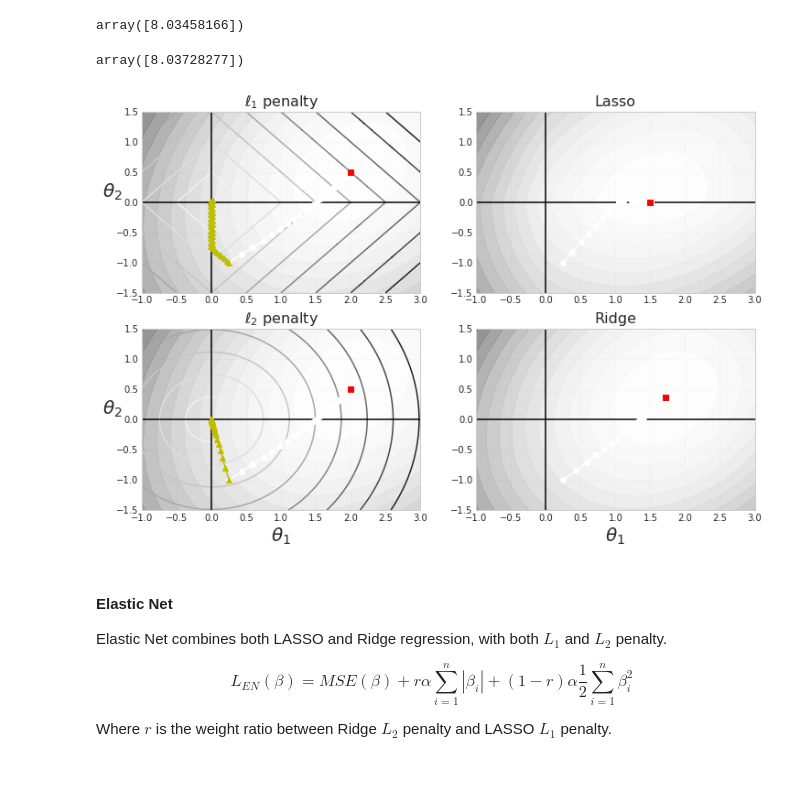
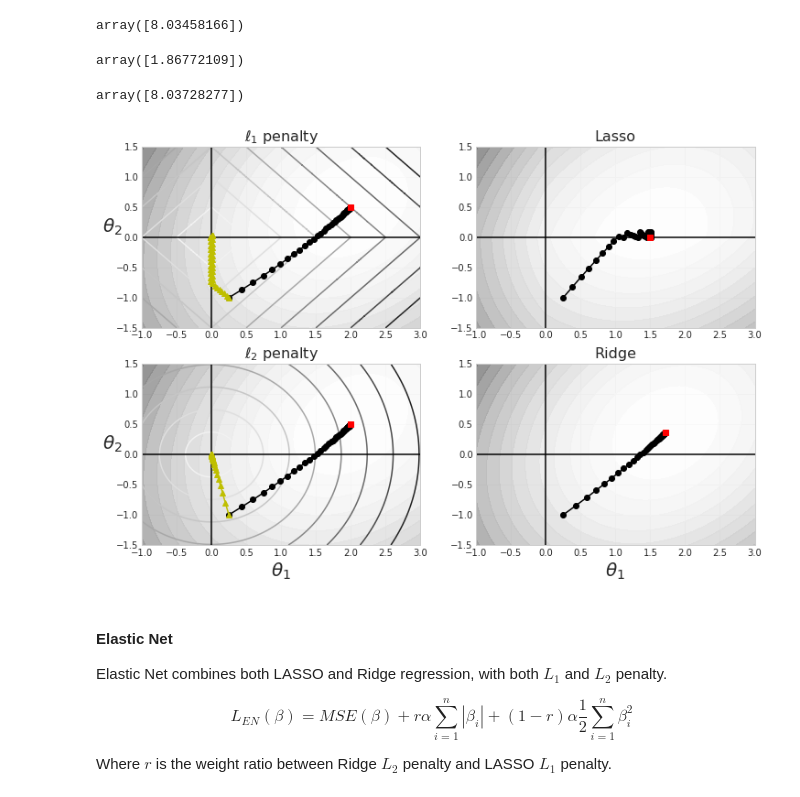
Before and after one commit to wrk1231/DataAnalysis-ML, a Jupyter notebook: Linear Model.ipynb, the cells around one changed output. Saved outputs shown, nothing was run; the diff lists cells and outputs as text; code cells hidden in the pictures.

```diff
--- a/Linear Model.ipynb
+++ b/Linear Model.ipynb
@@ -511,0 +530,8 @@ plt.show()
+# %%
+model = Pipeline([
+                    ("poly_features", PolynomialFeatures(degree=10, include_bias=False)),
+                    ("std_scaler", StandardScaler()),
+                    ("regul_reg", Ridge(alpha=0.1)),
+                ])
+model.fit(X,y)
+model['regul_reg'].coef_
@@ -511,0 +541,8 @@ plt.show()
+# %%
+model = Pipeline([
+                    ("poly_features", PolynomialFeatures(degree=10, include_bias=False)),
+                    ("std_scaler", StandardScaler()),
+                    ("regul_reg", Lasso(alpha=0.1)),
+                ])
+model.fit(X,y)
+model['regul_reg'].coef_
@@ -511,0 +552,8 @@ plt.show()
+# %%
+model = Pipeline([
+                    ("poly_features", PolynomialFeatures(degree=10, include_bias=False)),
+                    ("std_scaler", StandardScaler()),
+                    ("regul_reg", Lasso(alpha=0.001)),
+                ])
+model.fit(X,y)
+model['regul_reg'].coef_
@@ -518,6 +569,10 @@ lasso_reg.fit(X, y)
 lasso_reg.predict([[1.5]])
 # %% [output]
 array([8.03458166])
+# %%
+lasso_reg.coef_
+# %% [output]
+array([1.86772109])
 # %%
 sgd_reg = SGDRegressor(max_iter=1000, tol=-np.infty, penalty="l1", l1_ratio=1, alpha=0.1,  random_state=42)
 sgd_reg.fit(X, y.ravel())
@@ -569,36 +624,36 @@ for i, N, l1, l2, title in ((0, N1, 0.5, 0, "Lasso"), (1, N2, 0,  0.1, "Ridge"))
     path_JR = bgd_path(t_init, Xr, yr, l1, l2)
     path_N = bgd_path(t_init, Xr, yr, np.sign(l1)/3, np.sign(l2), core=0)
 
     plt.subplot(221 + i * 2)
     plt.grid(True)
     plt.axhline(y=0, color='k')
     plt.axvline(x=0, color='k')
     plt.contourf(t1, t2, J, levels=levelsJ, alpha=0.9)
     plt.contour(t1, t2, N, levels=levelsN)
-    plt.plot(path_J[:, 0], path_J[:, 1], "w-o")
+    plt.plot(path_J[:, 0], path_J[:, 1], "k-o")
     plt.plot(path_N[:, 0], path_N[:, 1], "y-^")
     plt.plot(t1_min, t2_min, "rs")
     plt.title(r"$\ell_{}$ penalty".format(i + 1), fontsize=16)
     plt.axis([t1a, t1b, t2a, t2b])
     if i == 1:
         plt.xlabel(r"$\theta_1$", fontsize=20)
     plt.ylabel(r"$\theta_2$", fontsize=20, rotation=0)
 
     plt.subplot(222 + i * 2)
     plt.grid(True)
     plt.axhline(y=0, color='k')
     plt.axvline(x=0, color='k')
     plt.contourf(t1, t2, JR, levels=levelsJR, alpha=0.9)
-    plt.plot(path_JR[:, 0], path_JR[:, 1], "w-o")
+    plt.plot(path_JR[:, 0], path_JR[:, 1], "k-o")
     plt.plot(t1r_min, t2r_min, "rs")
     plt.title(title, fontsize=16)
     plt.axis([t1a, t1b, t2a, t2b])
     if i == 1:
         plt.xlabel(r"$\theta_1$", fontsize=20)
 
 plt.show()
 # %% [output]
-[figure, old version]
+[figure, new version]
 # %% [markdown]
 #### Elastic Net
 
```
Also changed, not shown: parts of 14 cells of this notebook, 1 other file.
